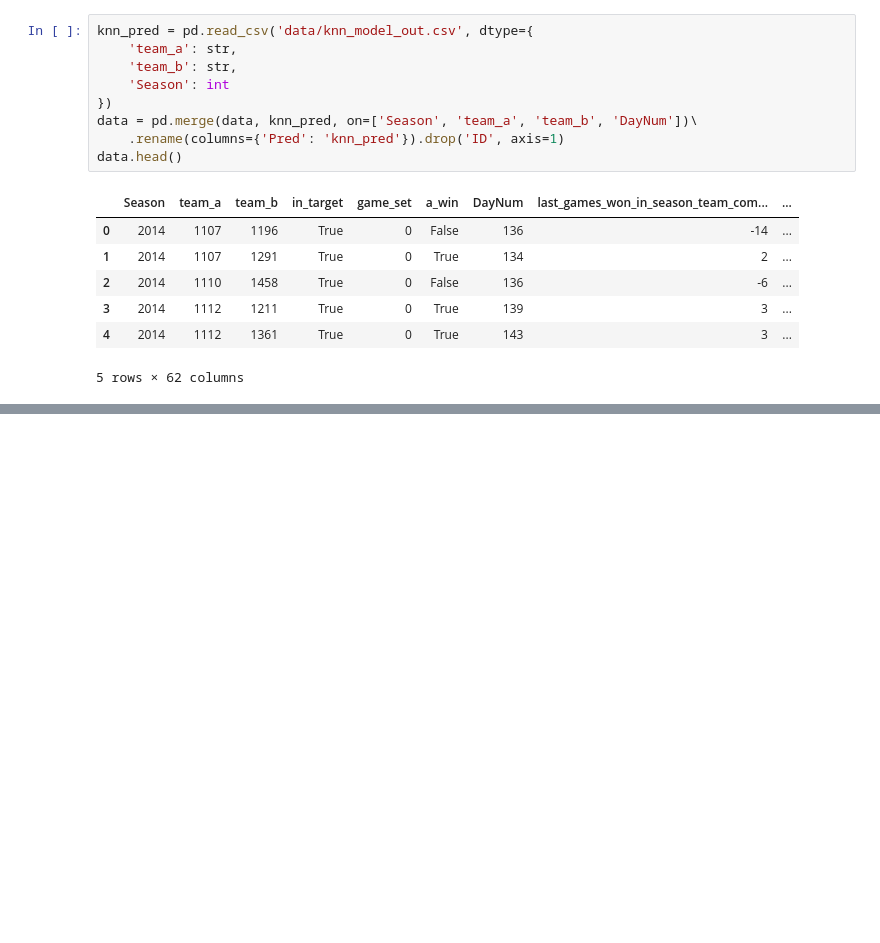
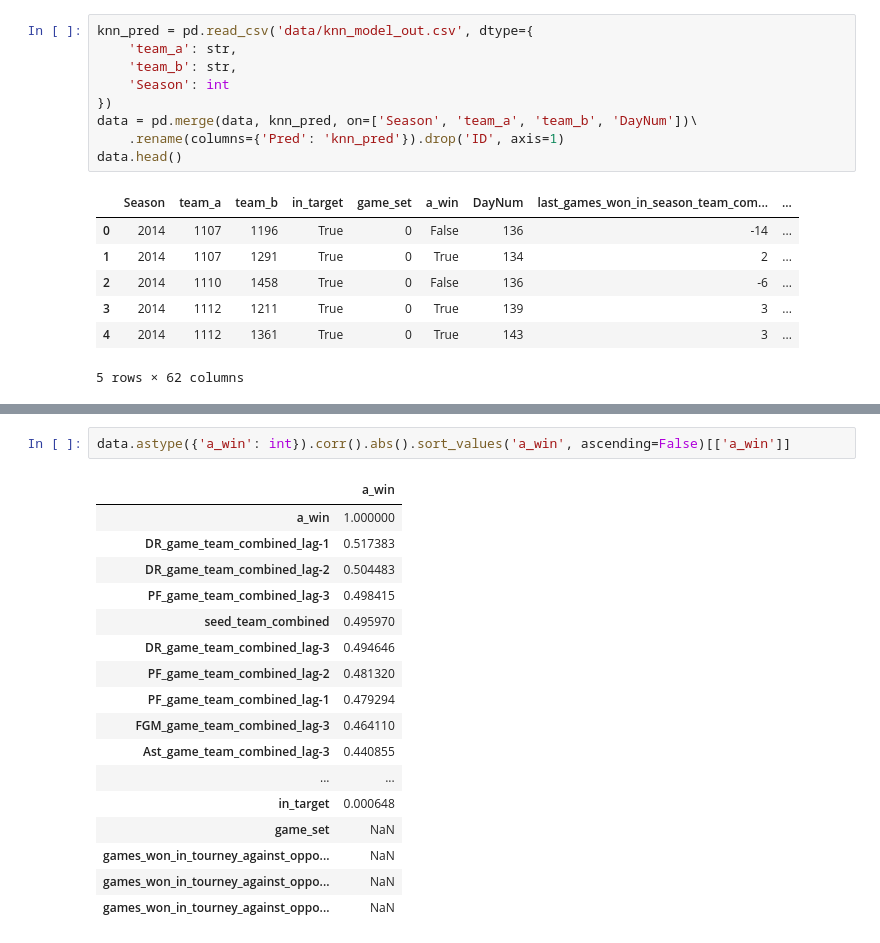
Before and after one commit to TheMoods/MarchMadness, a Jupyter notebook: 4_Jonas_XGB_Ensemble.ipynb, the cells around one changed output, grey strips where cells are left out. Cells and saved outputs as stored; diff of their text form; blank space fills up the shorter version.

```diff
--- a/4_Jonas_XGB_Ensemble.ipynb
+++ b/4_Jonas_XGB_Ensemble.ipynb
@@ -101,3 +105,23 @@ plt.show()
+# %%
+data.astype({'a_win': int}).corr().abs().sort_values('a_win', ascending=False)[['a_win']]
+# %% [output]
+|  | a_win |
+| a_win | 1.000000 |
+| DR_game_team_combined_lag-1 | 0.517383 |
+| DR_game_team_combined_lag-2 | 0.504483 |
+| PF_game_team_combined_lag-3 | 0.498415 |
+| seed_team_combined | 0.495970 |
+| DR_game_team_combined_lag-3 | 0.494646 |
+| PF_game_team_combined_lag-2 | 0.481320 |
+| PF_game_team_combined_lag-1 | 0.479294 |
+| FGM_game_team_combined_lag-3 | 0.464110 |
+| Ast_game_team_combined_lag-3 | 0.440855 |
+| ... | ... |
+| in_target | 0.000648 |
+| game_set | NaN |
+| games_won_in_tourney_against_oppo... | NaN |
+| games_won_in_tourney_against_oppo... | NaN |
+| games_won_in_tourney_against_oppo... | NaN |
 # %%
 from xgboost import plot_importance
 
```
Also changed, not shown: parts of 5 cells of this notebook, 12 other files.
